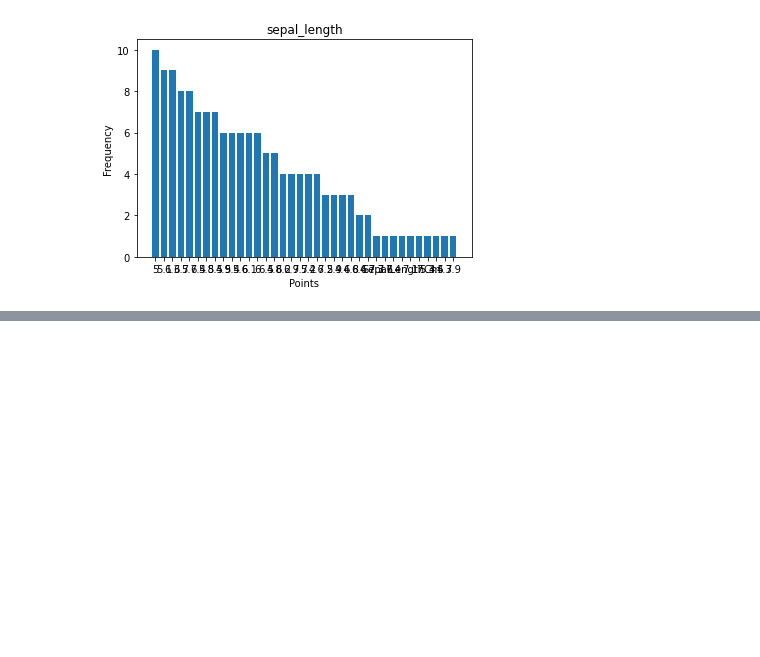
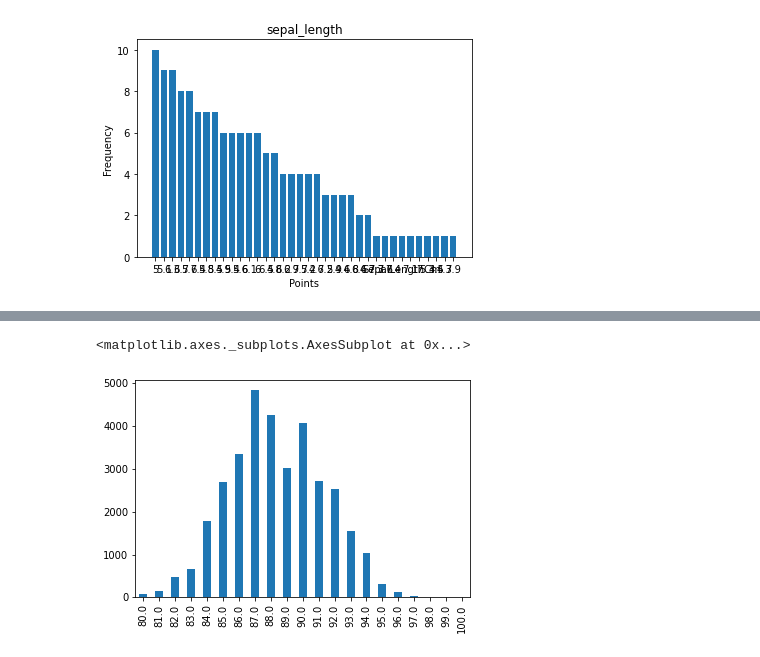
Before and after one commit to MayuVegeta/MSc-Part-1-503-FDS, a Jupyter notebook: Graph.ipynb, the cells around one changed output, grey strips where cells are left out. Saved outputs shown, nothing was run; the diff lists cells and outputs as text; code cells hidden in the pictures; blank space fills up the shorter version.

```diff
--- a/Graph.ipynb
+++ b/Graph.ipynb
@@ -153,0 +172,5 @@ Text(0, 0.5, 'Frequency')
+# %%
+wine_reviews['points'].value_counts().sort_index().plot.bar()
+# %% [output]
+<matplotlib.axes._subplots.AxesSubplot at 0x...>
+[figure, added]
```
Also changed, not shown: parts of 6 cells of this notebook.
